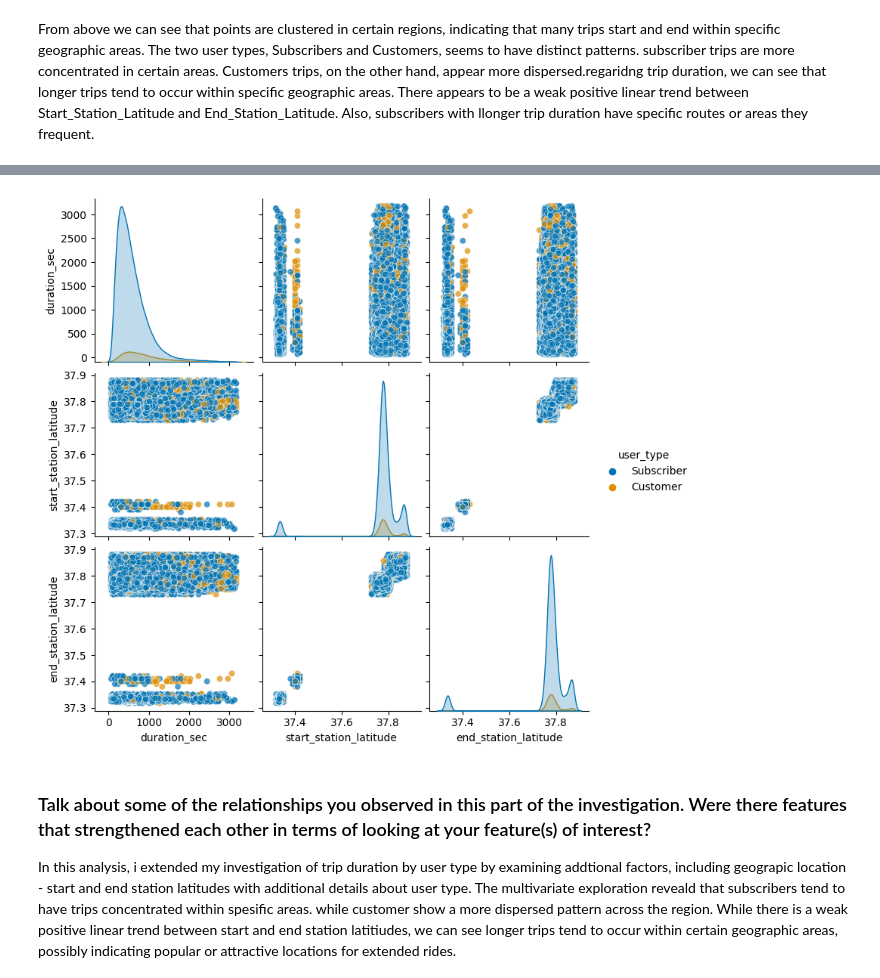
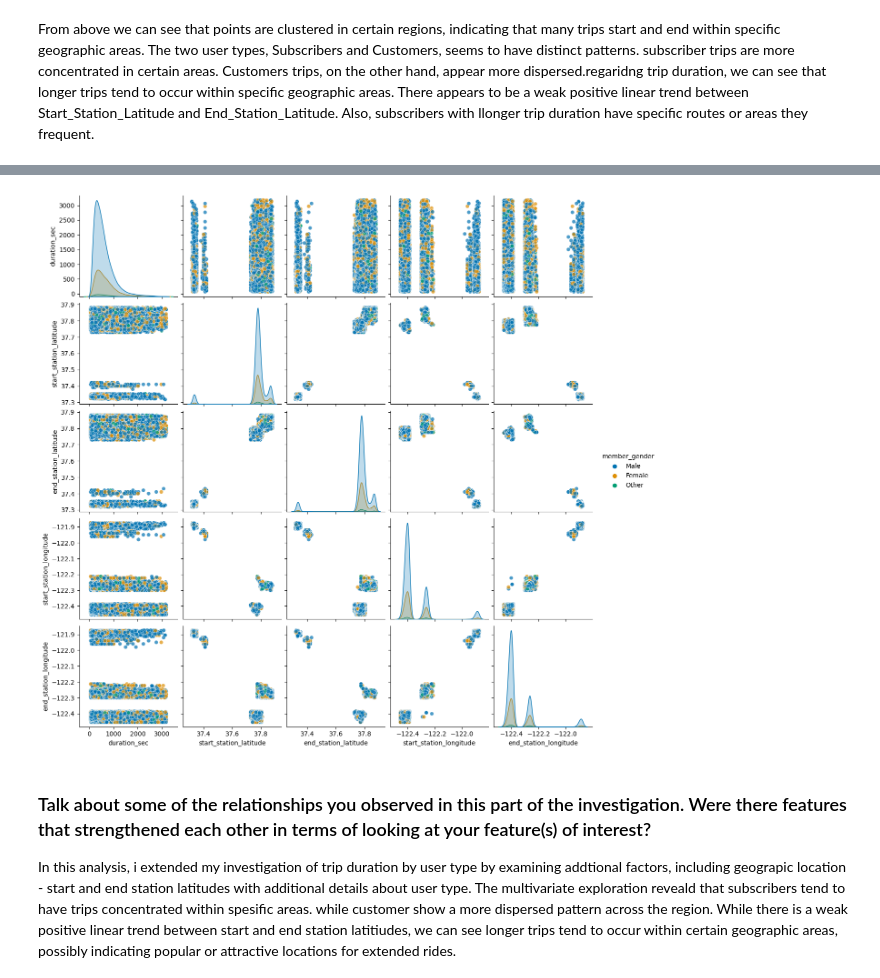
Before and after one commit to naamabenita/clustered-bar, a Jupyter notebook: Part_I_exploration_template.ipynb, the cells around one changed output, grey strips where cells are left out. Cells and saved outputs as stored; diff of their text form; code cells hidden in the pictures.

```diff
--- a/Part_I_exploration_template.ipynb
+++ b/Part_I_exploration_template.ipynb
@@ -397,13 +424,13 @@ Also, subscribers with llonger trip duration have specific routes or areas they
 # %%
-#Cretaed a plot matrix to explpore relationship between selected variables
+# Create a plot matrix to explore relationships between selected variables with gender as the hue
 sns.pairplot(data=filtered_data,
-            vars=['duration_sec', 'start_station_latitude', 'end_station_latitude'],
-            hue ='user_type',
-            palette='colorblind',
-            plot_kws={'alpha' : 0.7})
+             vars=['duration_sec', 'start_station_latitude', 'end_station_latitude', 'start_station_longitude', 'end_station_longitude'],
+             hue='member_gender',  # Use gender as the hue to see differences by gender
+             palette='colorblind',
+             plot_kws={'alpha': 0.7})
 plt.show()
 # %% [output]
-[figure, old version]
+[figure, new version]
 # %%
 From above we can see
 # %% [markdown]
```
Also changed, not shown: parts of 3 cells of this notebook.
